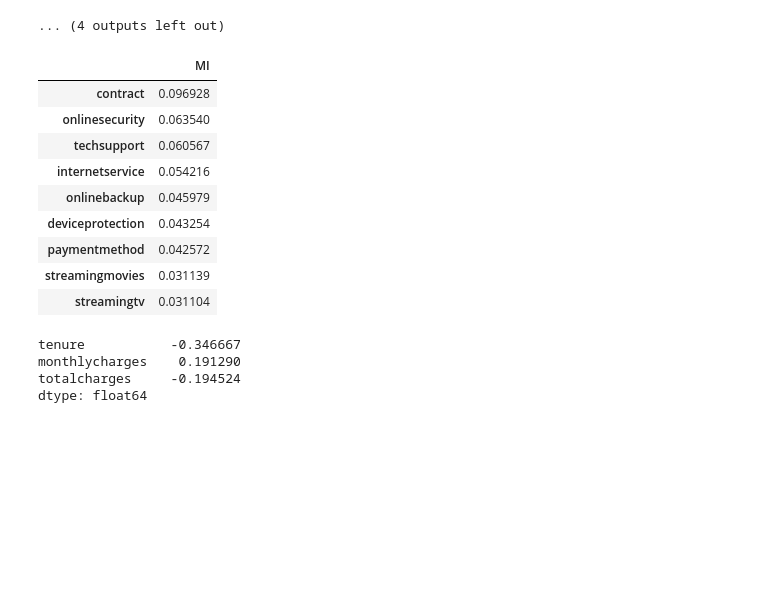
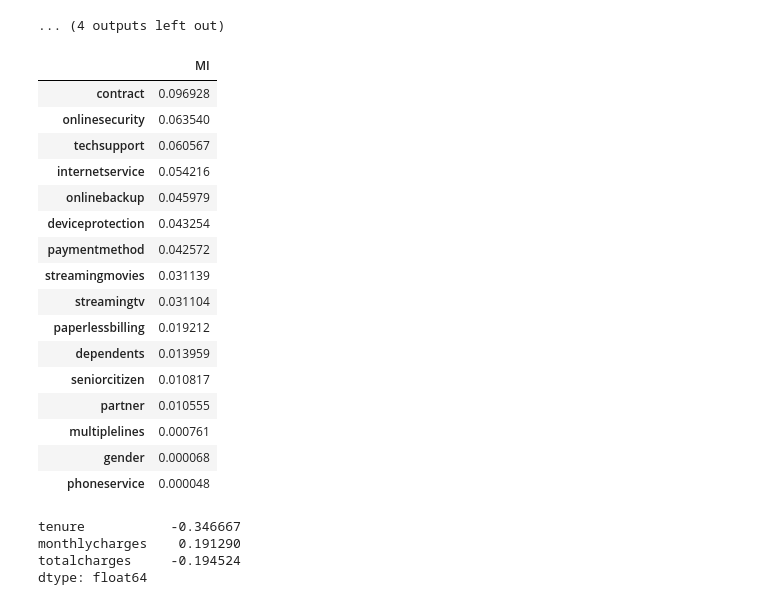
Before and after one commit to GridasovSasha/ML_classification_customer_churn, a Jupyter notebook: main.ipynb, the cells around one changed output. Drawn from its saved outputs; the diff is of its cells as text; code cells hidden in the pictures; blank space fills up the shorter version.

```diff
--- a/main.ipynb
+++ b/main.ipynb
@@ -370,21 +353,28 @@ for col in categorical:
 # %%
 # взаимная информация
 # функция для вычисления взаимной информации
 def calculate_mi(series):
     return mutual_info_score(series, df_train_full['churn'])
 
 df_mi = df_train_full[categorical].apply(calculate_mi)
 df_mi = df_mi.sort_values(ascending = False).to_frame(name='MI')
 
-display(df_mi[df_mi['MI'] > 0.03])
+display(df_mi)
 # %% [output]
 |  | MI |
 | contract | 0.096928 |
 | onlinesecurity | 0.063540 |
 | techsupport | 0.060567 |
 | internetservice | 0.054216 |
 | onlinebackup | 0.045979 |
 | deviceprotection | 0.043254 |
 | paymentmethod | 0.042572 |
 | streamingmovies | 0.031139 |
 | streamingtv | 0.031104 |
+| paperlessbilling | 0.019212 |
+| dependents | 0.013959 |
+| seniorcitizen | 0.010817 |
+| partner | 0.010555 |
+| multiplelines | 0.000761 |
+| gender | 0.000068 |
+| phoneservice | 0.000048 |
```
Also changed, not shown: parts of 18 cells of this notebook.
